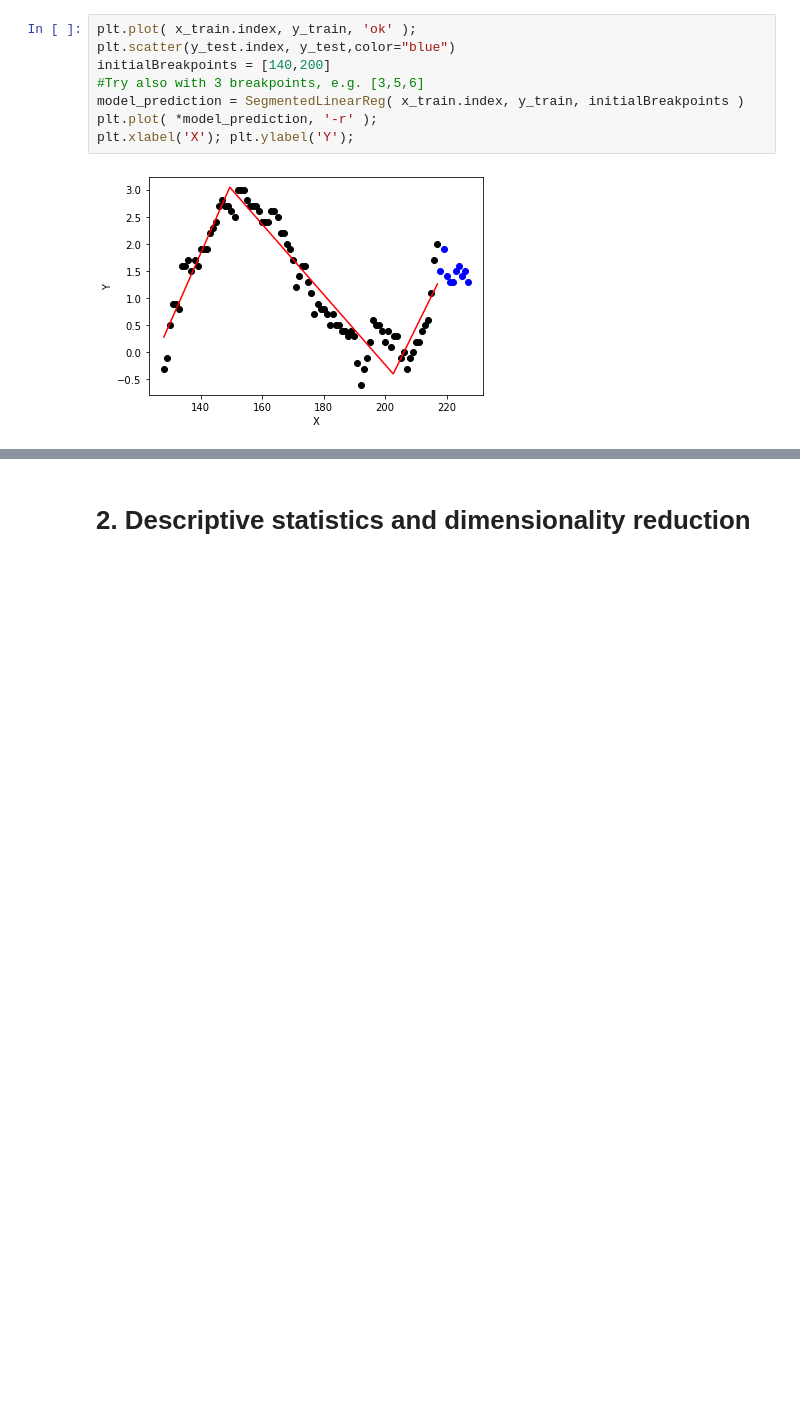
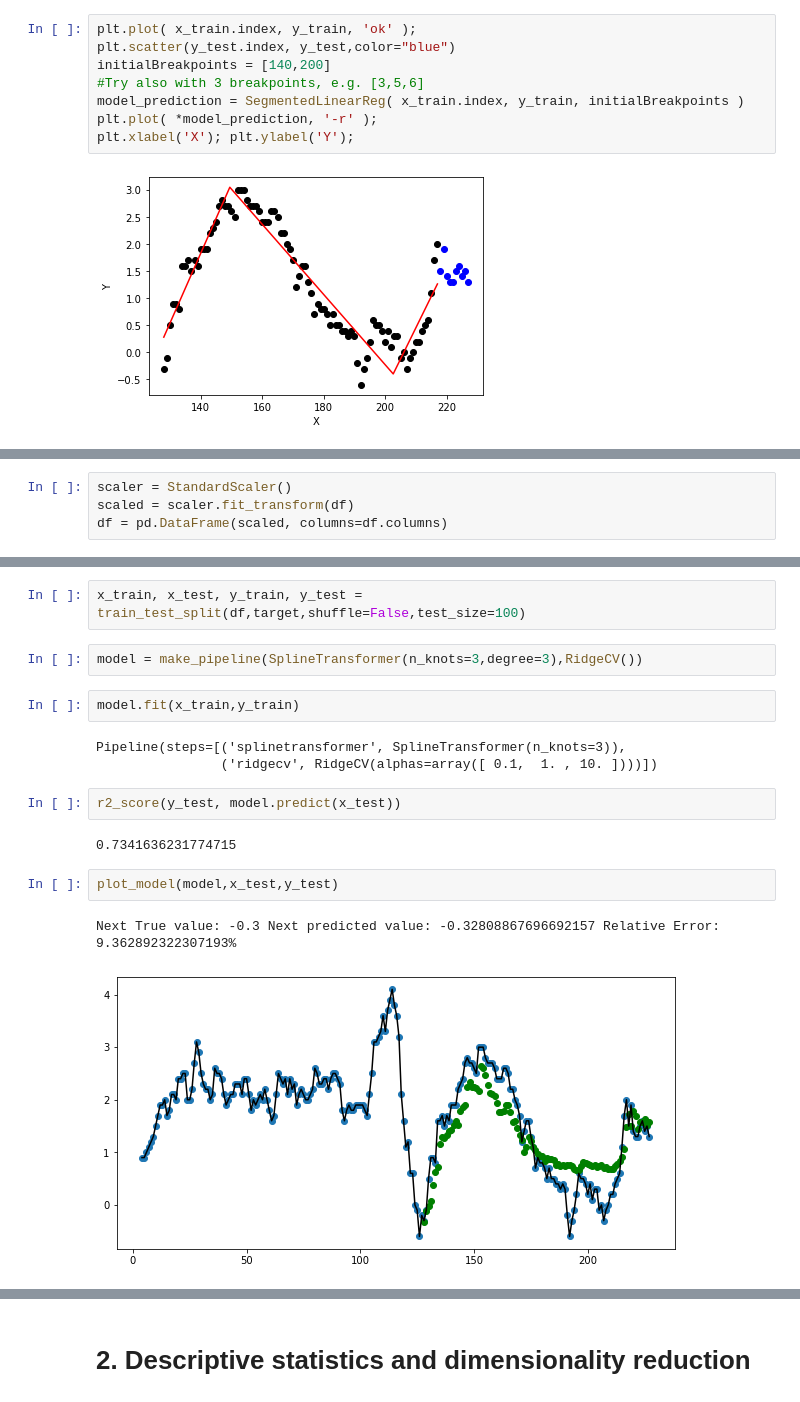
Before and after one commit to SamKimbinyi/int3, a Jupyter notebook: submission.ipynb, the cells around one changed output, grey strips where cells are left out. Saved outputs shown, nothing was run; the diff lists cells and outputs as text; blank space fills up the shorter version.

```diff
--- a/submission.ipynb
+++ b/submission.ipynb
@@ -271,0 +319,4 @@ plt.xlabel('X'); plt.ylabel('Y');
+# %%
+scaler = StandardScaler()
+scaled = scaler.fit_transform(df)
+df = pd.DataFrame(scaled, columns=df.columns)
@@ -271,0 +339,18 @@ plt.xlabel('X'); plt.ylabel('Y');
+# %%
+x_train, x_test, y_train, y_test = train_test_split(df,target,shuffle=False,test_size=100)
+# %%
+model = make_pipeline(SplineTransformer(n_knots=3,degree=3),RidgeCV())
+# %%
+model.fit(x_train,y_train)
+# %% [output]
+Pipeline(steps=[('splinetransformer', SplineTransformer(n_knots=3)),
+                ('ridgecv', RidgeCV(alphas=array([ 0.1,  1. , 10. ])))])
+# %%
+r2_score(y_test, model.predict(x_test))
+# %% [output]
+0.7341636231774715
+# %%
+plot_model(model,x_test,y_test)
+# %% [output]
+Next True value: -0.3 Next predicted value: -0.32808867696692157 Relative Error: 9.362892322307193%
+[figure, added]
```
Also changed, not shown: parts of 23 cells of this notebook.
